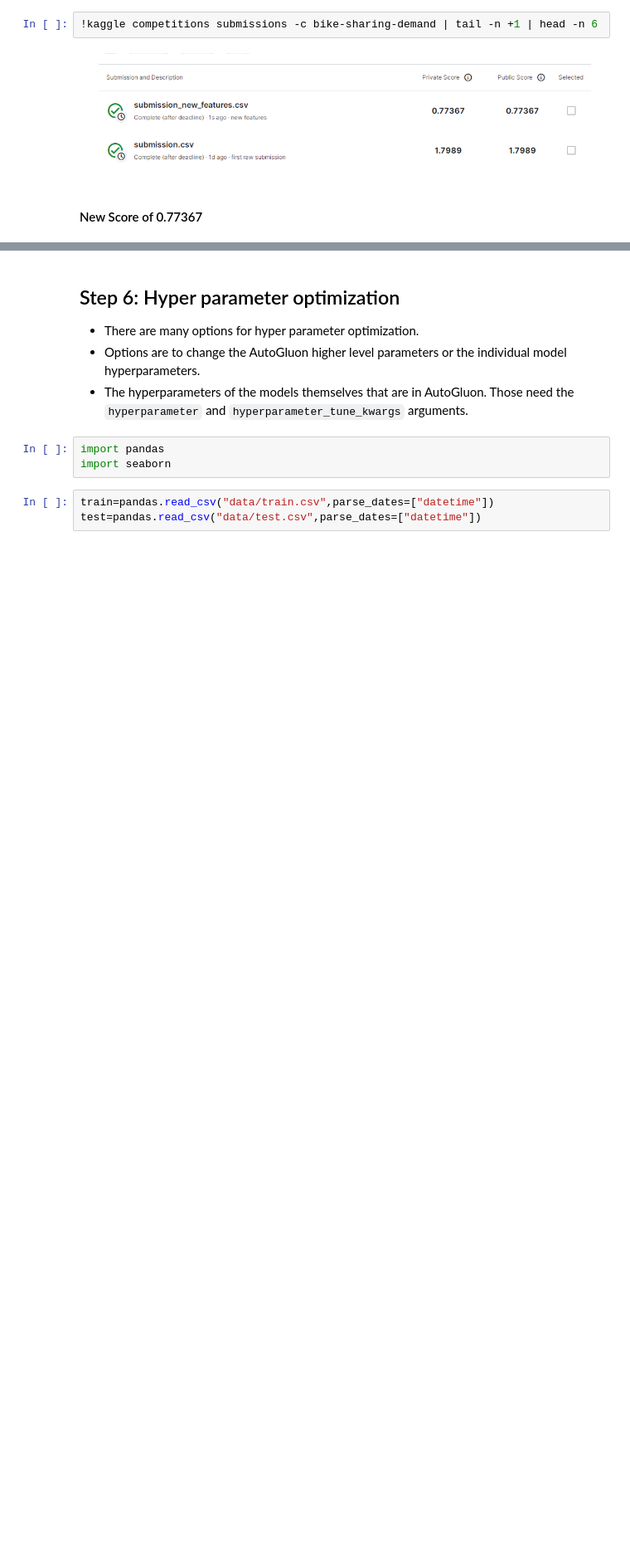
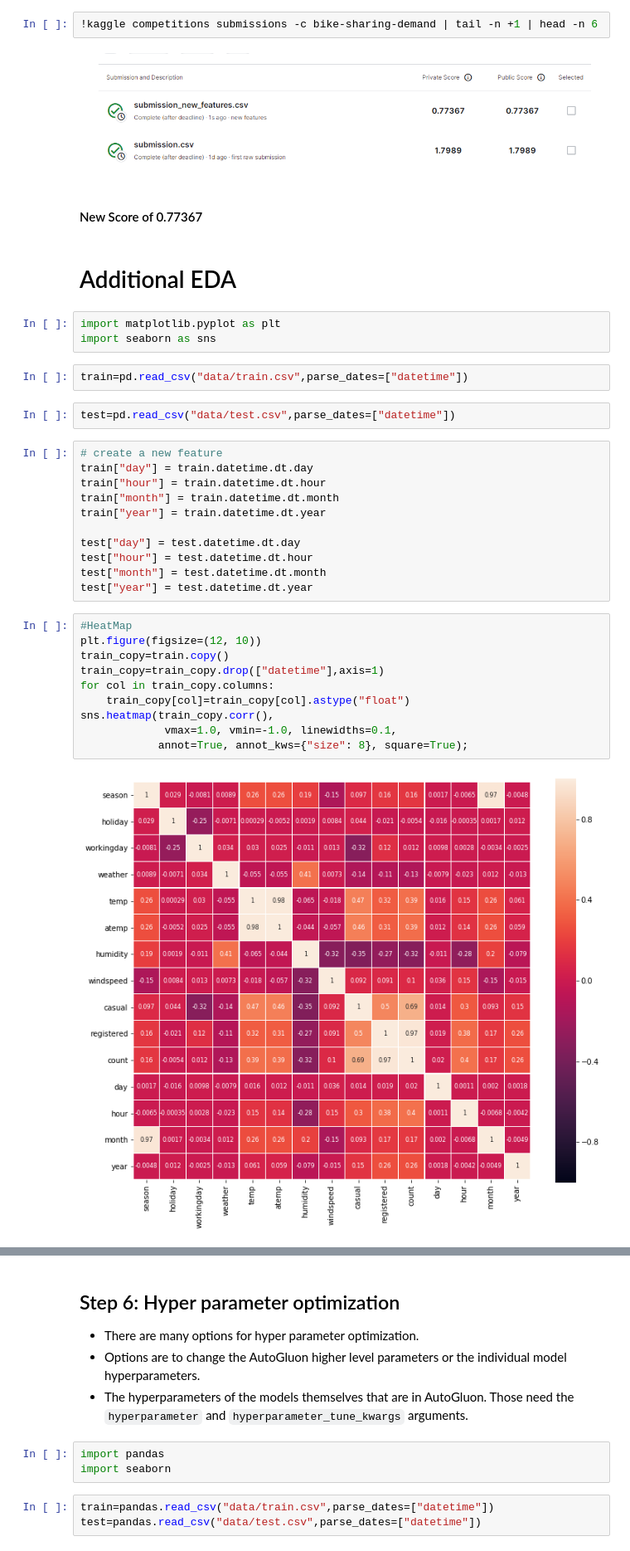
Before and after one commit to mervat-khaled/cd0385-project-starter, a Jupyter notebook: project/project-template.ipynb, the cells around one changed output, grey strips where cells are left out. Shown at 83% size. Cells and saved outputs as stored; diff of their text form; blank space fills up the shorter version.

```diff
--- a/project/project-template.ipynb
+++ b/project/project-template.ipynb
@@ -512,3 +515,35 @@ Successfully submitted to Bike Sharing Demand
 ![second_submission.png](attachment:second_submission.png)
 # %% [markdown]
 #### New Score of 0.77367
+# %% [markdown]
+# Additional EDA
+# %%
+import matplotlib.pyplot as plt
+import seaborn as sns
+# %%
+train=pd.read_csv("data/train.csv",parse_dates=["datetime"])
+# %%
+test=pd.read_csv("data/test.csv",parse_dates=["datetime"])
+# %%
+# create a new feature
+train["day"] = train.datetime.dt.day
+train["hour"] = train.datetime.dt.hour
+train["month"] = train.datetime.dt.month
+train["year"] = train.datetime.dt.year
+
+test["day"] = test.datetime.dt.day
+test["hour"] = test.datetime.dt.hour
+test["month"] = test.datetime.dt.month
+test["year"] = test.datetime.dt.year
+# %%
+#HeatMap
+plt.figure(figsize=(12, 10))
+train_copy=train.copy()
+train_copy=train_copy.drop(["datetime"],axis=1)
+for col in train_copy.columns:
+    train_copy[col]=train_copy[col].astype("float")
+sns.heatmap(train_copy.corr(),
+             vmax=1.0, vmin=-1.0, linewidths=0.1,
+            annot=True, annot_kws={"size": 8}, square=True);
+# %% [output]
+[figure, added]
```
Also changed, not shown: parts of 22 cells of this notebook.
